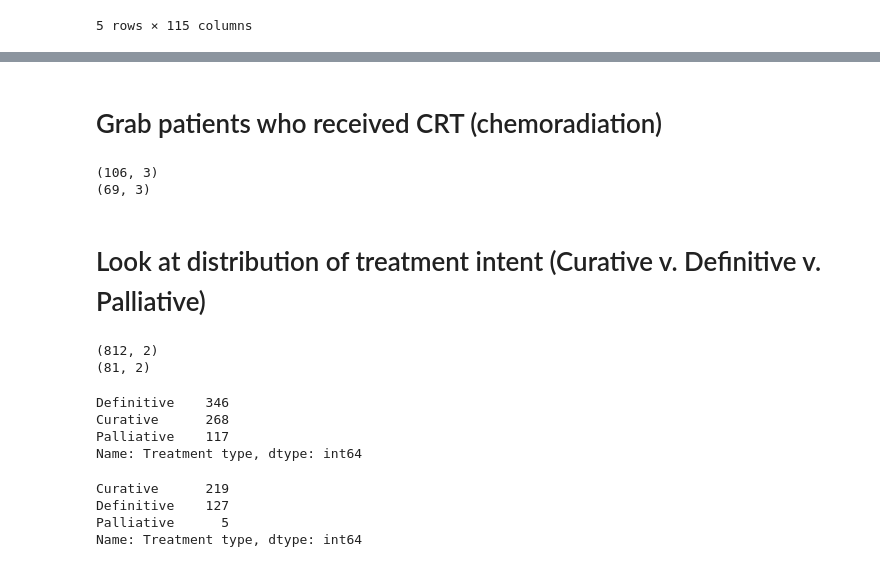
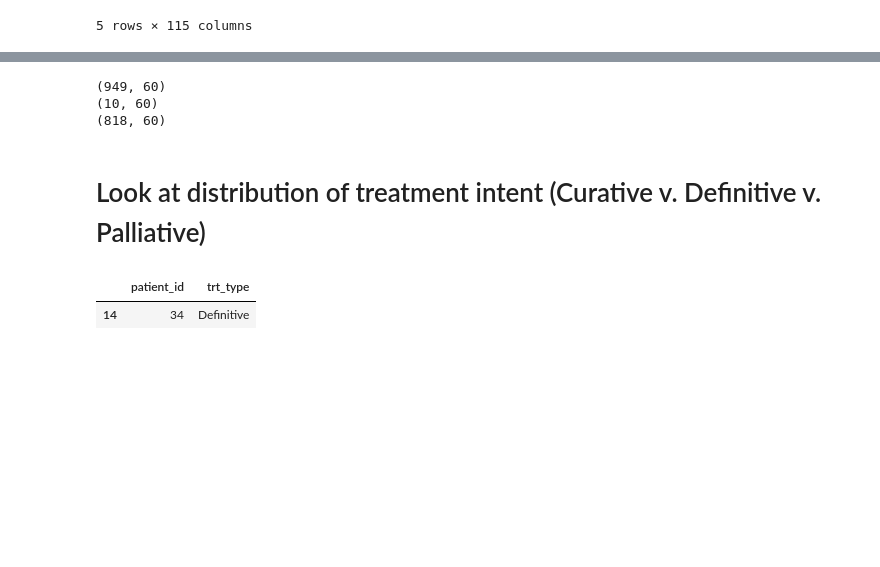
Before and after one commit to jessicaageorge5/radiation_oncology_analysis, a Jupyter notebook: notebooks/delays/manuscript/clean_data.ipynb, the cells around one changed output, grey strips where cells are left out. Cells and saved outputs as stored; diff of their text form; code cells hidden in the pictures; blank space fills up the shorter version.

```diff
--- a/notebooks/delays/manuscript/clean_data.ipynb
+++ b/notebooks/delays/manuscript/clean_data.ipynb
@@ -49,9 +230,0 @@ df = df[(df["Record ID"].isin(pts_init_stage_ib2_above)) | (df["Record ID"].isin
-# %% [markdown]
-# Grab patients who received CRT (chemoradiation)
-# %%
-# missing values for chemo or EQD2
-print(last_otv_df[last_otv_df["Total number of chemo cycles received"].isnull()].shape)
-print(last_otv_df[last_otv_df["What is the  EQD2 result?"].isnull()].shape)
-# %% [output]
-(106, 3)
-(69, 3)
@@ -75,34 +231,51 @@ df = df[df["Record ID"].isin(pts_crt)]
+# %%
+# pts_before_2020[(pts_before_2020["pre_trt_stage"].isnull()) & (pts_before_2020["post_trt_stage"].isnull())][["patient_id"]].to_csv("../../../data/delays/stage.csv", index=False)
+
+# merge missing stage data (from line above)
+pre_post_stage_update_df = pd.read_csv("../../../data/delays/updates_to_data/stage.csv")
+pre_post_stage_update_df= pre_post_stage_update_df[(~pre_post_stage_update_df["pre_trt_stage"].isnull()) |
+                                                   (~pre_post_stage_update_df["post_trt_stage"].isnull())]
+pts_before_2020 = pts_before_2020.merge(pre_post_stage_update_df[["patient_id", "pre_trt_stage", "post_trt_stage"]], how="left", on="patient_id")
+pts_before_2020["pre_trt_stage"] = pts_before_2020["pre_trt_stage_x"].fillna(pts_before_2020["pre_trt_stage_y"])
+pts_before_2020["post_trt_stage"] = pts_before_2020["post_trt_stage_x"].fillna(pts_before_2020["post_trt_stage_y"])
+# pts_before_2020[pts_before_2020["patient_id"] == 5083][["patient_id", "pre_trt_stage", "post_trt_stage"]]
+pts_before_2020.drop(columns=["pre_trt_stage_x", "pre_trt_stage_y", "post_trt_stage_x", "post_trt_stage_y"], inplace=True)
+
+pts_pre_2020_local_adv = pts_before_2020[(pts_before_2020["pre_trt_stage"].isin(['Stage IVB', 'Stage IIIB', 'Stage IIB', 'Stage IIA',
+                                                                                 'Stage IVA', 'Stage IIIA', 'Stage IB2', 'Stage IB3',
+                                                                                 'Stage IIIC1'])) |
+                                         (pts_before_2020["post_trt_stage"].isin(['Stage IIIB', 'Stage IIIA', 'Stage IIA', 'Stage IVA',
+                                                                                  'Stage IIB', 'Stage IB2', 'Stage IVB', 'Stage IB3',
+                                                                                  'Stage IIIC1']))]
+
+print(pts_before_2020.shape) # pts enrolled before 2020
+print(pts_before_2020[(pts_before_2020["pre_trt_stage"].isnull()) & (pts_before_2020["post_trt_stage"].isnull())].shape) # pts missing both pre_trt_stage and post_trt_stage
+print(pts_pre_2020_local_adv.shape) # pts enrolled before 2020 and staged IB2-IVB either pre or post trt
+# %% [output]
+(949, 60)
+(10, 60)
+(818, 60)
 # %% [markdown]
 # Look at distribution of treatment intent (Curative v. Definitive v. Palliative)
 # %%
 # before filtering for CRT pts
-last_otv_df = df[df["Is this the last OTV?"] == "Yes"]
-last_otv_df = last_otv_df.groupby("Record ID")[["Record ID", "Treatment type"]].first()
-print(last_otv_df.shape)
-print(last_otv_df[last_otv_df["Treatment type"].isnull()].shape)
+# last_otv_df = df[df["Is this the last OTV?"] == "Yes"]
+# last_otv_df = last_otv_df.groupby("Record ID")[["Record ID", "Treatment type"]].first()
+# print(last_otv_df.shape)
+# print(last_otv_df[last_otv_df["Treatment type"].isnull()].shape)
 # last_otv_df[last_otv_df["Treatment type"].isnull()]["Record ID"].to_excel("../../data/delays/missing_treatment_type_12-10.xlsx", index=False)
 
-last_otv_df["Treatment type"].value_counts()
+# last_otv_df["Treatment type"].value_counts()
+
+# display(pts_pre_2020_local_adv["trt_type"].value_counts())
+
+# merge missing trt type data (from lines above)
+trt_type_update_df = pd.read_csv("../../../data/delays/updates_to_data/add_trt_type.csv")
+trt_type_update_df = trt_type_update_df[~trt_type_update_df[" Treatment Type"].isnull()]
+# trt_type_update_df.head()
+pts_pre_2020_local_adv = pts_pre_2020_local_adv.merge(trt_type_update_df[["Record ID", " Treatment Type"]], how="left", left_on="patient_id", right_on="Record ID")
+pts_pre_2020_local_adv["trt_type"] = pts_pre_2020_local_adv["trt_type"].fillna(pts_pre_2020_local_adv[" Treatment Type"])
+pts_pre_2020_local_adv[pts_pre_2020_local_adv["patient_id"] == 34][["patient_id", "trt_type"]]
 # %% [output]
-(812, 2)
-(81, 2)
-Definitive    346
-Curative      268
-Palliative    117
-Name: Treatment type, dtype: int64
+|  | patient_id | trt_type |
+| 14 | 34 | Definitive |
-# %%
-# after filtering for CRT pts
-last_otv_df = df[df["Is this the last OTV?"] == "Yes"]
-last_otv_crt_df = last_otv_df[last_otv_df["Record ID"].isin(pts_crt)]
-# we can group and take one value for the pts with more than one row for last OTV
-# last_otv_crt_df[last_otv_crt_df["Record ID"].isin(last_otv_crt_df[last_otv_crt_df["Record ID"].duplicated() == True]["Record ID"])][["Record ID", "Treatment type"]]
-last_otv_crt_df = last_otv_crt_df.groupby("Record ID")[["Record ID", "Treatment type"]].first()
-# check if we did it right
-# last_otv_crt_df[last_otv_crt_df["Record ID"].isin([5529, 6090])]
-last_otv_crt_df["Treatment type"].value_counts()
-## 351 / 367 CRT patients with definitive or curative trt intent
-# %% [output]
-Curative      219
-Definitive    127
-Palliative      5
-Name: Treatment type, dtype: int64
```
Also changed, not shown: parts of 66 cells of this notebook, 2 other files.
